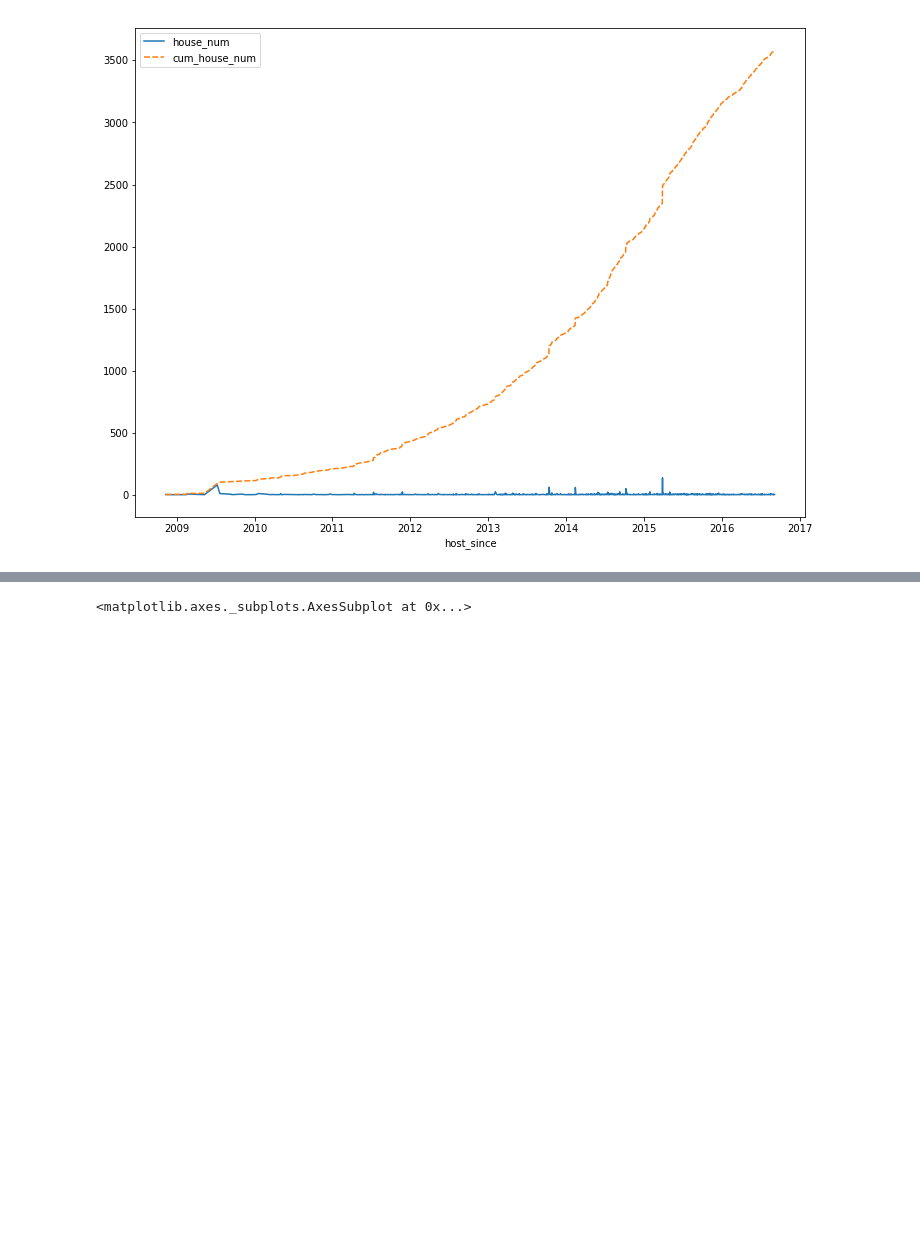
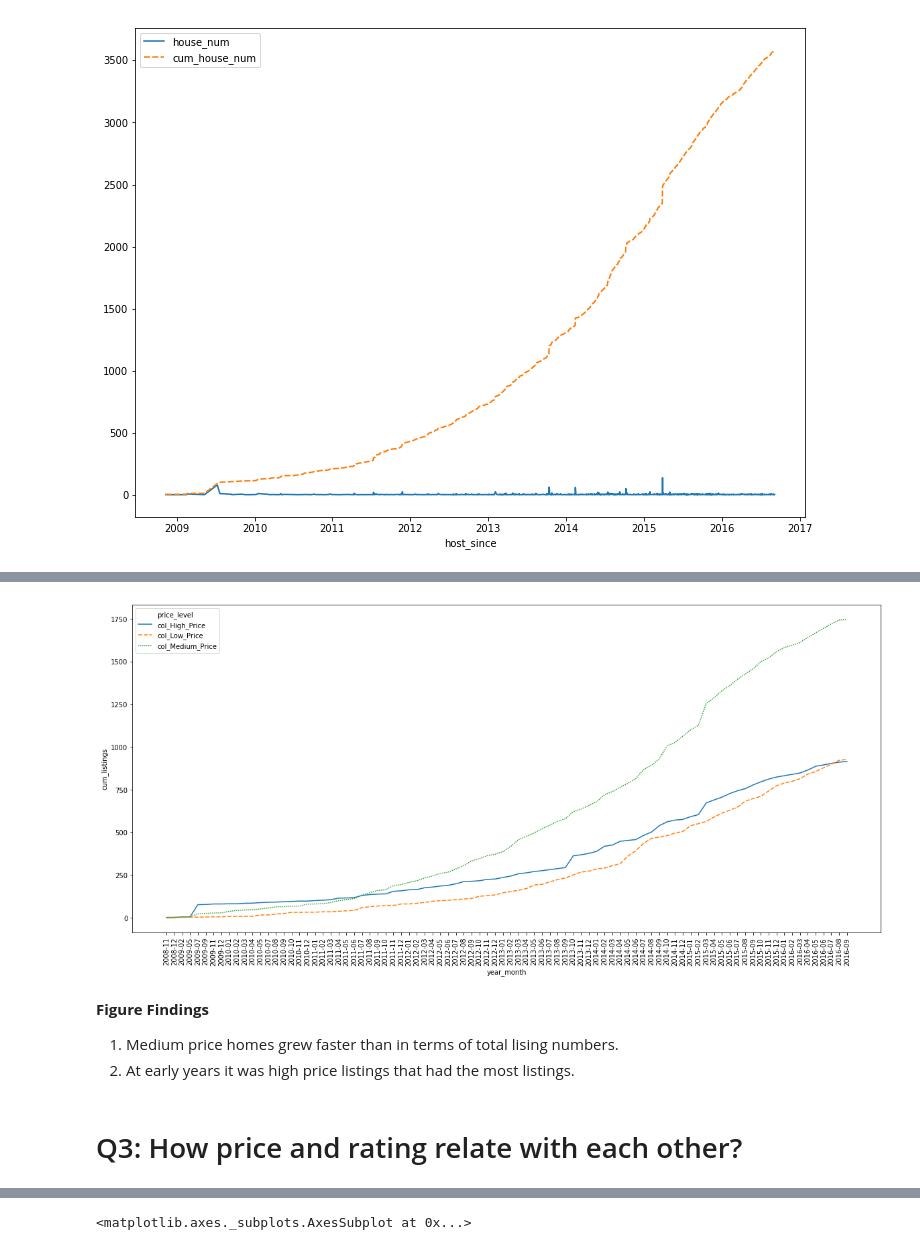
Before and after one commit to haataa/airbnb_finding, a Jupyter notebook: airbnb_finding.ipynb, the cells around one changed output, grey strips where cells are left out. Drawn from its saved outputs; the diff is of its cells as text; code cells hidden in the pictures; blank space fills up the shorter version.

```diff
--- a/airbnb_finding.ipynb
+++ b/airbnb_finding.ipynb
@@ -327,3 +332,31 @@ g=g.set_xticklabels(bs_host_neigh_wide_long.year_month.unique(),rotation=90)
+# %%
+# use 25% price value as low price bar; 75% price value as high price bar
+def price_level(x,low_bar=85,high_bar=220):
+    if x<=low_bar:
+        x='Low_Price'
+    elif x>=high_bar:
+        x='High_Price'
+    else:
+        x='Medium_Price'
+    return x
+bs_listing['price_level'] = bs_listing.price.apply(price_level)
+# %%
+price_level_listnum_wide_long = cum_listing_for_cat('price_level',bs_listing=bs_listing)
+# %%
+f, ax = plt.subplots(figsize=(20, 9))
+# change year_month column from type datetime to str to draw figure
+price_level_listnum_wide_long.year_month = price_level_listnum_wide_long.year_month.apply(lambda x:str(x))
+g=sns.lineplot(x='year_month',y='cum_listings',hue='price_level',style='price_level',
+               data=price_level_listnum_wide_long)
+g=g.set_xticklabels(price_level_listnum_wide_long.year_month.unique(),rotation=90)
+# %% [output]
+[figure, added]
+# %% [markdown]
+**Figure Findings**
+1. Medium price homes grew faster than in terms of total lising numbers.
+2. At early years it was high price listings that had the most listings.
+# %% [markdown]
+# Q3: How price and rating relate with each other?
 # %%
 # select price and ratings and dropna
 bs_price_rate = bs_listing[["id","price","review_scores_rating","number_of_reviews"]].dropna()
```
Also changed, not shown: parts of 32 cells of this notebook.
